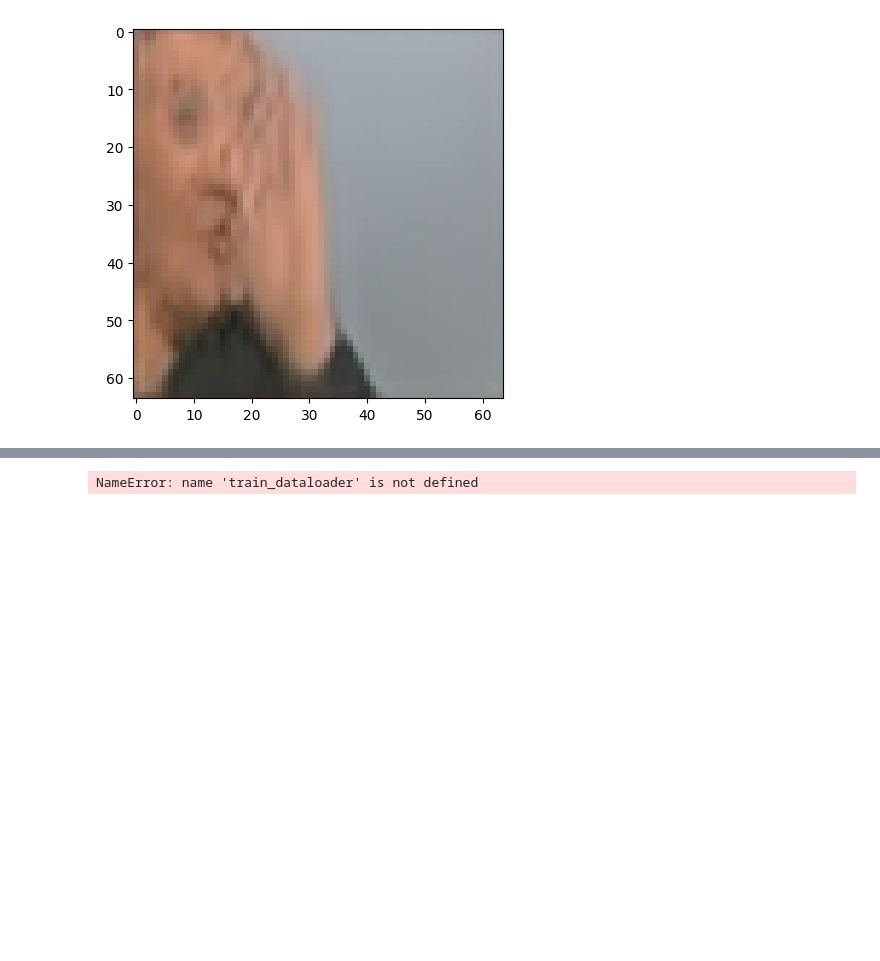
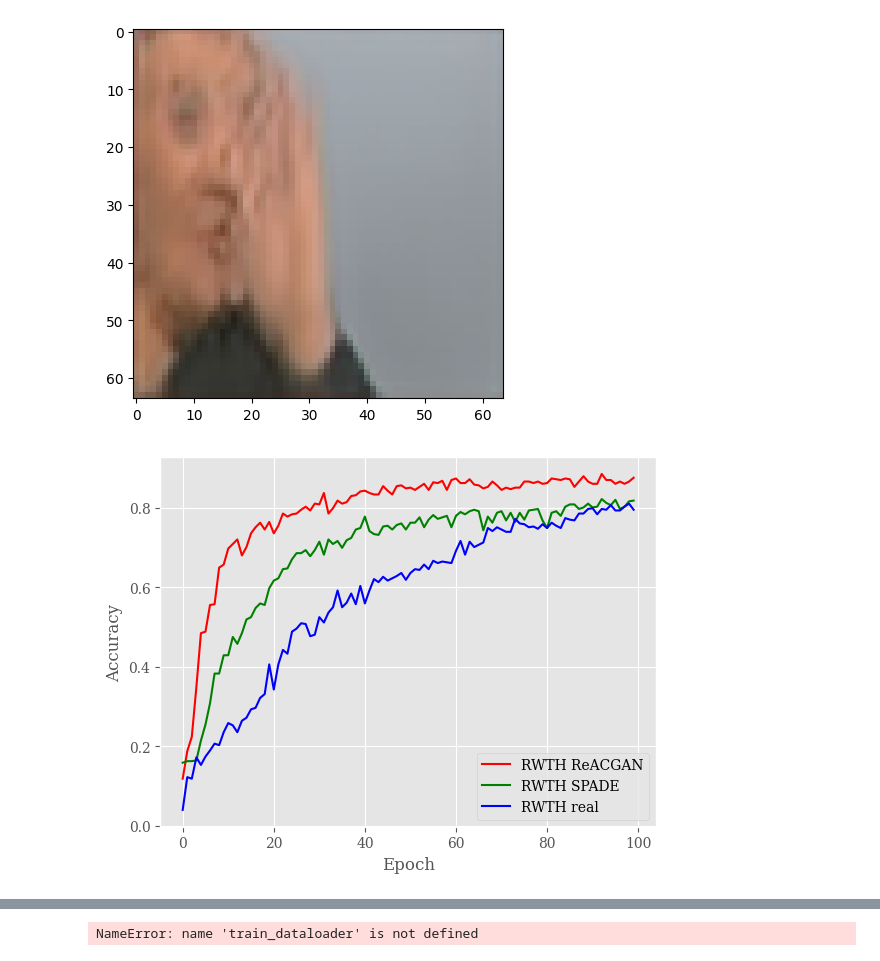
Before and after one commit to okason97/TrainingDataGeneration, a Jupyter notebook: muestras.ipynb, the cells around one changed output, grey strips where cells are left out. Saved outputs shown, nothing was run; the diff lists cells and outputs as text; code cells hidden in the pictures; blank space fills up the shorter version.

```diff
--- a/muestras.ipynb
+++ b/muestras.ipynb
@@ -5,6 +5,7 @@ from matplotlib.image import imread
 import numpy as np
 import cv2
 import pandas as pd
+plt.style.use('ggplot')
 # %%
 #fake_d = '/mnt/data/datasets/rwth-SPADE-train-2022_06_27_16_44_03/train/'
 #fake_d = '/mnt/sda2/datasets/ReACGAN-ADC-DiffAug-train-2022_09_02_12_25_29/train/'
@@ -62,3 +63,27 @@ def plot(data):
 
     # Display the plot
     plt.show()
+
+def plotthree(data1, data2, data3, label1, label2, label3):
+    plt.rc('font', family='serif')          # controls default text sizes
+    clip_min = min([len(data1['val']['epoch_acc']),len(data2['val']['epoch_acc']),len(data3['val']['epoch_acc'])])
+    data1 = data1['val']['epoch_acc'][:clip_min]
+    data2 = data2['val']['epoch_acc'][:clip_min]
+    data3 = data3['val']['epoch_acc'][:clip_min]
+
+    plt.plot(np.arange(clip_min), data1, color='red', label=label1)
+    plt.plot(np.arange(clip_min), data2, color='green', label=label2)
+    plt.plot(np.arange(clip_min), data3, color='blue', label=label3)
+
+    plt.xlabel('Epoch')
+    plt.ylabel('Accuracy')
+    plt.legend()
+
+    plt.show()
+# %%
+data1 = pd.read_pickle(r'/mnt/sda2/models/TDG/classifier_results/gen/RWTH-ReACGAN-ADC-DiffAug/train_results.pkl')
+data2 = pd.read_pickle(r'/mnt/sda2/models/TDG/classifier_results/gen/rwth-SPADE/train_results.pkl')
+data3 = pd.read_pickle(r'./classifier_results/real/rwth/train_results.pkl')
+plotthree(data1, data2, data3, 'RWTH ReACGAN', 'RWTH SPADE', 'RWTH real')
+# %% [output]
+[figure, added]
```
Also changed, not shown: parts of 29 cells of this notebook, 18 other files.
